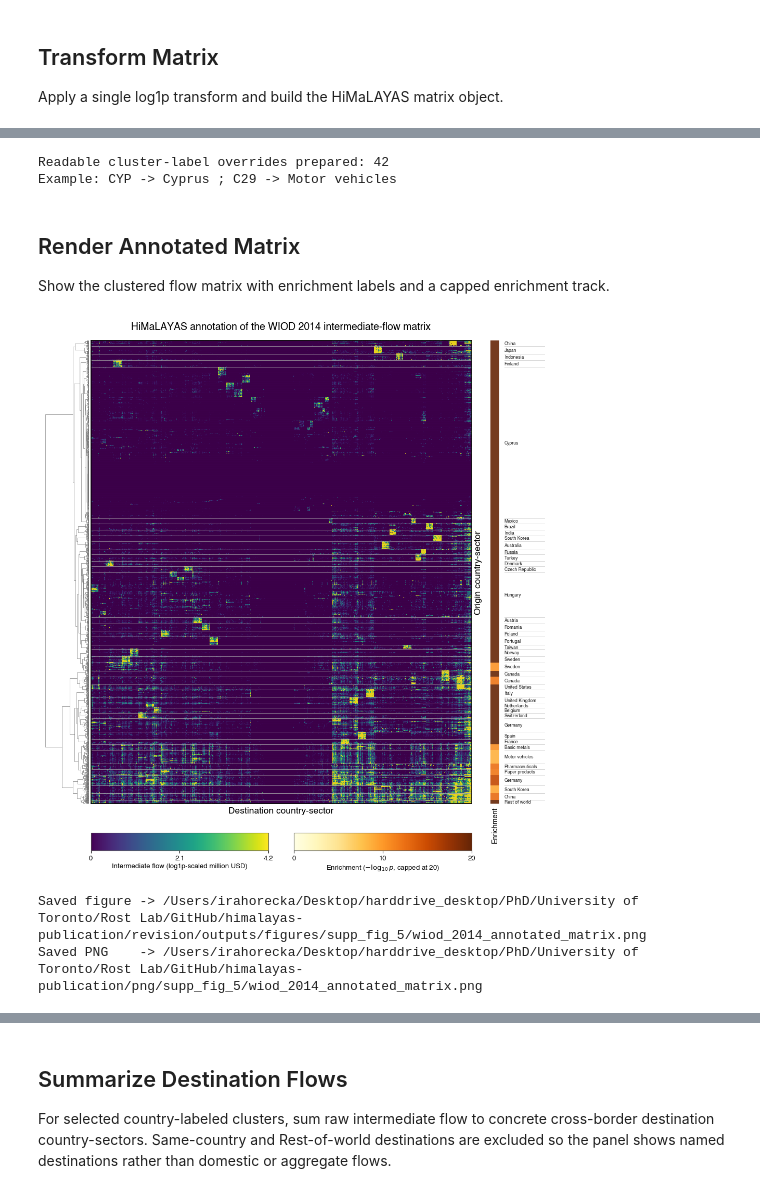
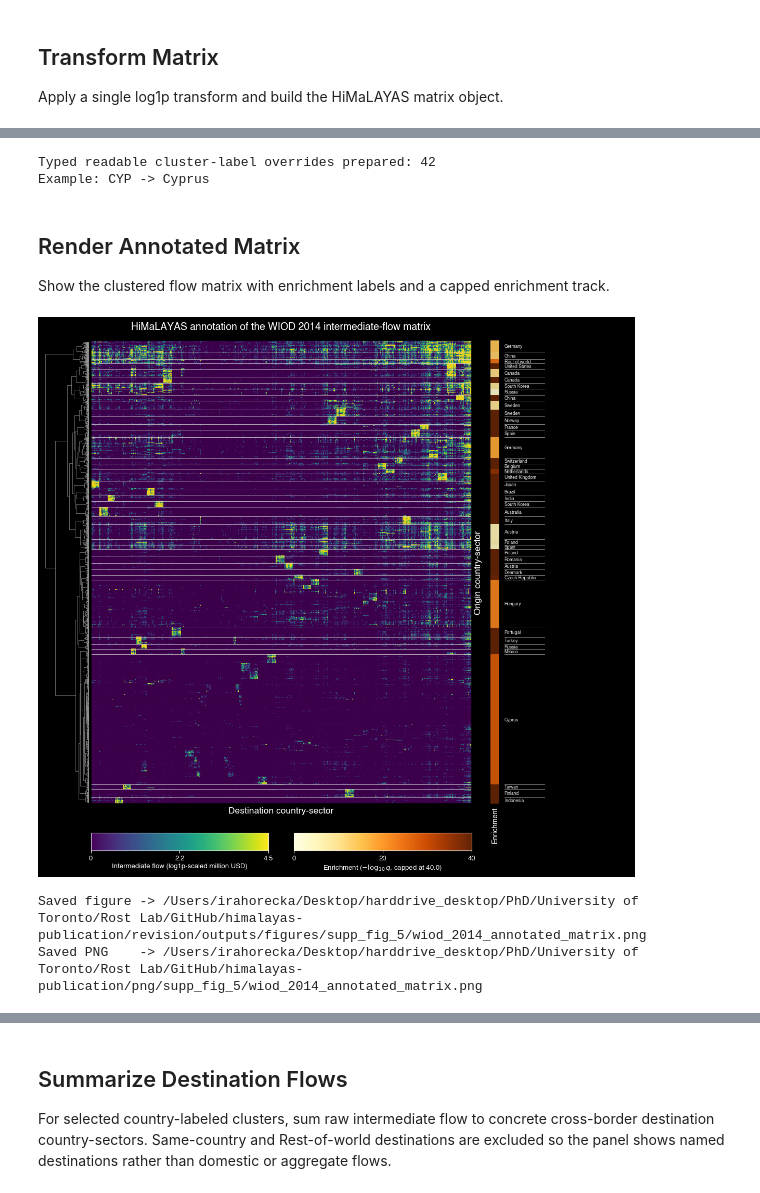
Before and after one commit to himalayas-base/himalayas-publication, a Jupyter notebook: supp_fig_5.ipynb, the cells around one changed output, grey strips where cells are left out. Saved outputs shown, nothing was run; the diff lists cells and outputs as text; code cells hidden in the pictures.

```diff
--- a/supp_fig_5.ipynb
+++ b/supp_fig_5.ipynb
@@ -258,10 +297,10 @@ Cluster row flow profiles with the standard HiMaLAYAS chain, then test country a
 # %%
-annotation_dict = {**sector_to_labels, **country_to_labels}
+annotation_dict = {**country_to_labels}
 annotations = Annotations(annotation_dict, matrix)
 print(f"Annotation terms retained: {len(annotations.terms)}")
 
 N_ROWS = matrix.values.shape[0]
-MIN_CLUSTER_SIZE = 20  # conservative, simple value: ~0.8% of 2,464 rows
+MIN_CLUSTER_SIZE = 20  # conservative, simple value: ~0.8% of N_ROWS
 
 print(f"Row count: {N_ROWS}")
 print(f"min_cluster_size: {MIN_CLUSTER_SIZE} (conservative fixed value, documented here)")
@@ -392,26 +508,27 @@ Readable display maps validated for 44 countries and 56 sectors.
 # %%
-cluster_labels = results_sig.cluster_labels(rank_by="p", label_mode="top_term")
+cluster_labels = results_sig.cluster_labels(rank_by="q", label_mode="top_term")
 cluster_labels_readable = cluster_labels.copy()
 
 
 def typed_annotation_label(term):
-    if term in COUNTRY_NAME:
-        return f"Country: {COUNTRY_NAME[term]}"
-    if term in SECTOR_ABBREV:
-        return f"Sector: {SECTOR_ABBREV[term]}"
-    raise ValueError(f"Unexpected WIOD top annotation term: {term}")
+    if term not in COUNTRY_NAME:
+        raise ValueError(f"Unexpected WIOD top annotation term: {term}")
+    return COUNTRY_NAME[term]
 
-cluster_labels_readable["label_readable"] = cluster_labels_readable["label"].map(typed_annotation_label)
+
+cluster_labels_readable["label_readable"] = cluster_labels_readable["label"].map(
+    typed_annotation_label
+)
 CLUSTER_LABEL_OVERRIDES = dict(
     zip(cluster_labels_readable["cluster"].astype(int), cluster_labels_readable["label_readable"])
 )
 assert len(CLUSTER_LABEL_OVERRIDES) == len(cluster_labels)
 
 print(f"Typed readable cluster-label overrides prepared: {len(CLUSTER_LABEL_OVERRIDES)}")
-print("Example:", "CYP", "->", typed_annotation_label("CYP"), ";", "C29", "->", typed_annotation_label("C29"))
+print("Example:", "CYP", "->", typed_annotation_label("CYP"))
 # %% [output]
-Readable cluster-label overrides prepared: 42
-Example: CYP -> Cyprus ; C29 -> Motor vehicles
+Typed readable cluster-label overrides prepared: 42
+Example: CYP -> Cyprus
 # %% [markdown]
 ## Render Annotated Matrix
 
@@ -426,7 +543,7 @@ BOUNDARY_COLOR = "#e0e0e0"
 FONT = "Helvetica"
 
 vmax = float(np.quantile(log_flow_df.values, 0.99))
-enrichment_norm_max = 20.0
+enrichment_norm_max = 40.0
 
 plotter = (
     Plotter(results_sig)
@@ -439,7 +556,7 @@ plotter = (
     )
     .plot_dendrogram(
         axes=[0.055, 0.075, 0.075, 0.84],
-        data_pad=0.72,
+        data_pad=7.0,
         color=DENDRO_COLOR,
         linewidth=0.45,
     )
@@ -448,6 +565,7 @@ plotter = (
         vmin=0,
         vmax=vmax,
         figsize=(12.2, 10.6),
+        outer_color=BACKGROUND_COLOR,
         subplots_adjust={"left": 0.13, "right": 0.73, "bottom": 0.075, "top": 0.915},
     )
     .plot_matrix_axis_labels(
@@ -466,7 +584,7 @@ plotter = (
     )
     .plot_cluster_labels(
         overrides=CLUSTER_LABEL_OVERRIDES,
-        rank_by="p",
+        rank_by="q",
         label_mode="top_term",
         max_words=18,
         wrap_text=True,
@@ -514,35 +632,35 @@ plotter = (
         name="enrichment",
         cmap="YlOrBr",
         norm=plt.Normalize(0, enrichment_norm_max),
-        label=r"Enrichment ($-\log_{10}p$, capped at 20)",
+        label=rf"Enrichment ($-\log_{{10}}q$, capped at {enrichment_norm_max})",
         ticks=[0, enrichment_norm_max / 2, enrichment_norm_max],
     )
     .plot_colorbars(
         ncols=2,
         height=0.032,
         gap=0.052,
         hpad=0.04,
         vpad=0.012,
         fontsize=9.5,
         font=FONT,
         color=LABEL_COLOR,
         border_color=LABEL_COLOR,
         border_width=0.8,
         border_alpha=0.9,
         tick_decimals=1,
     )
 )
 
 FIGURE_PATH = NB_FIGURES_DIR / "wiod_2014_annotated_matrix.png"
 PNG_MATRIX_PATH = PNG_SUPP5_DIR / "wiod_2014_annotated_matrix.png"
 for path in (FIGURE_PATH, PNG_MATRIX_PATH):
     plotter.save(path, dpi=300, bbox_inches="tight", pad_inches=0.03)
 plotter.show()
 
 print(f"Saved figure -> {FIGURE_PATH}")
 print(f"Saved PNG    -> {PNG_MATRIX_PATH}")
 # %% [output]
-[figure, old version]
+[figure, new version]
 Saved figure -> /Users/irahorecka/Desktop/harddrive_desktop/PhD/University of Toronto/Rost Lab/GitHub/himalayas-publication/revision/outputs/figures/supp_fig_5/wiod_2014_annotated_matrix.png
 Saved PNG    -> /Users/irahorecka/Desktop/harddrive_desktop/PhD/University of Toronto/Rost Lab/GitHub/himalayas-publication/png/supp_fig_5/wiod_2014_annotated_matrix.png
 # %% [markdown]
```
Also changed, not shown: parts of 16 cells of this notebook.
